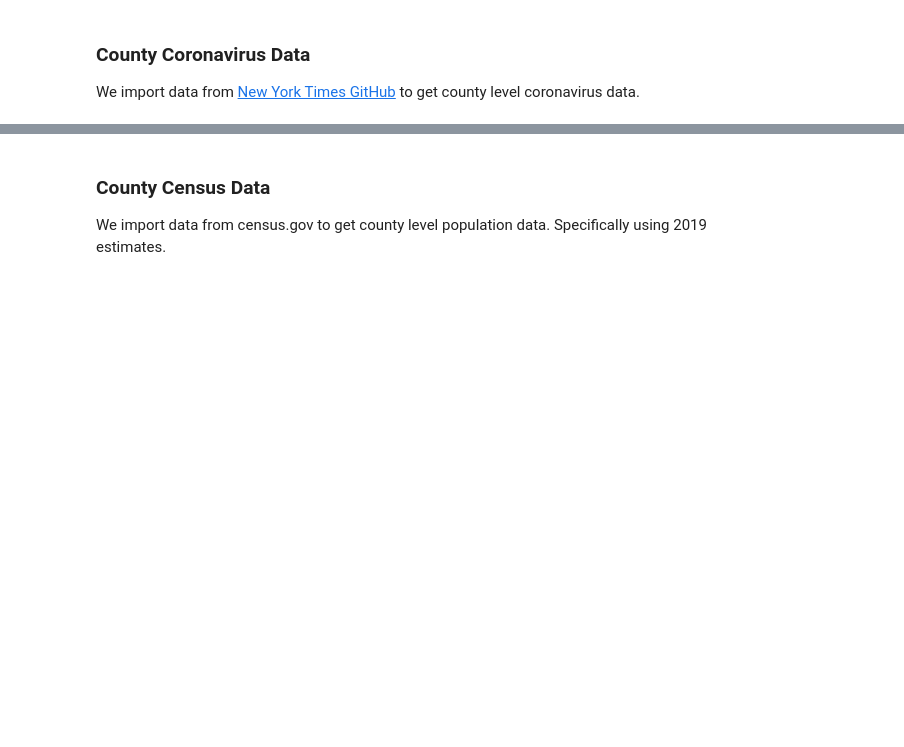
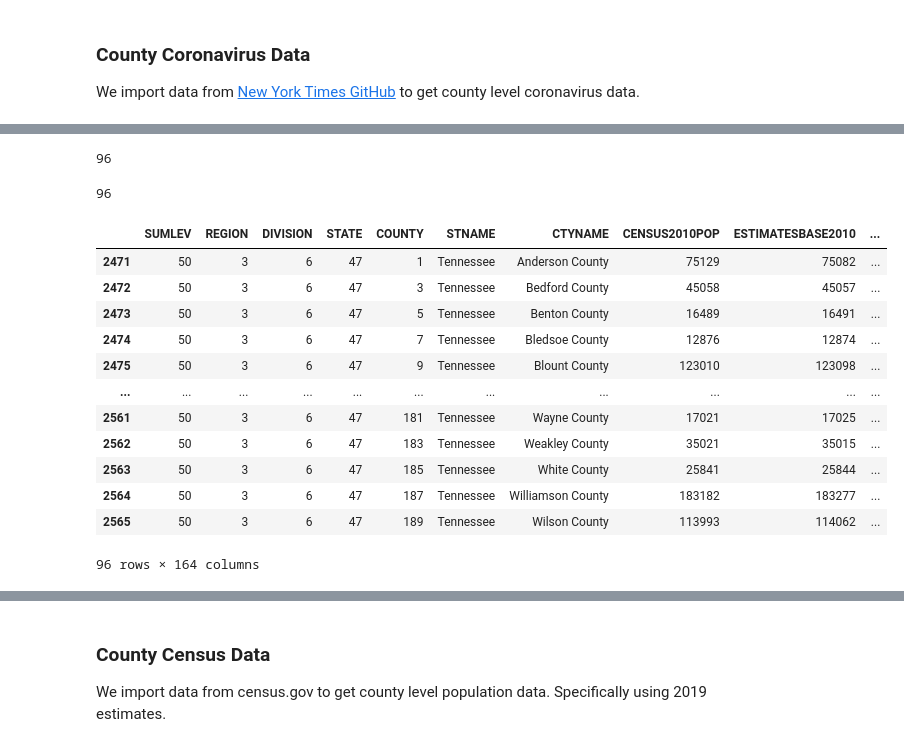
Before and after one commit to DanOvad/covid-hotspots, a Jupyter notebook: notebooks/03-covid_county_data.ipynb, the cells around one changed output, grey strips where cells are left out. Saved outputs shown, nothing was run; the diff lists cells and outputs as text; code cells hidden in the pictures; blank space fills up the shorter version.

Commit message:
Updated county notebook.

```diff
--- a/notebooks/03-covid_county_data.ipynb
+++ b/notebooks/03-covid_county_data.ipynb
@@ -47,0 +218,28 @@ We import data from [New York Times GitHub](https://github.com/nytimes/covid-19-
+# %%
+len(a)
+# %% [output]
+96
+# %%
+df = pd.read_csv('data/census_county_est2019.csv')
+# %%
+state_mask = (df['STNAME'] == 'Tennessee')
+# %%
+state_mask.sum()
+# %% [output]
+96
+# %%
+df[state_mask].sort_values(by = 'CTYNAME')
+# %% [output]
+|  | SUMLEV | REGION | DIVISION | STATE | COUNTY | STNAME | CTYNAME | CENSUS2010POP | ESTIMATESBASE2010 | ... |
+| 2471 | 50 | 3 | 6 | 47 | 1 | Tennessee | Anderson County | 75129 | 75082 | ... |
+| 2472 | 50 | 3 | 6 | 47 | 3 | Tennessee | Bedford County | 45058 | 45057 | ... |
+| 2473 | 50 | 3 | 6 | 47 | 5 | Tennessee | Benton County | 16489 | 16491 | ... |
+| 2474 | 50 | 3 | 6 | 47 | 7 | Tennessee | Bledsoe County | 12876 | 12874 | ... |
+| 2475 | 50 | 3 | 6 | 47 | 9 | Tennessee | Blount County | 123010 | 123098 | ... |
+| ... | ... | ... | ... | ... | ... | ... | ... | ... | ... | ... |
+| 2561 | 50 | 3 | 6 | 47 | 181 | Tennessee | Wayne County | 17021 | 17025 | ... |
+| 2562 | 50 | 3 | 6 | 47 | 183 | Tennessee | Weakley County | 35021 | 35015 | ... |
+| 2563 | 50 | 3 | 6 | 47 | 185 | Tennessee | White County | 25841 | 25844 | ... |
+| 2564 | 50 | 3 | 6 | 47 | 187 | Tennessee | Williamson County | 183182 | 183277 | ... |
+| 2565 | 50 | 3 | 6 | 47 | 189 | Tennessee | Wilson County | 113993 | 114062 | ... |
+96 rows × 164 columns
```
Also changed, not shown: parts of 64 cells of this notebook, 1 other file.
